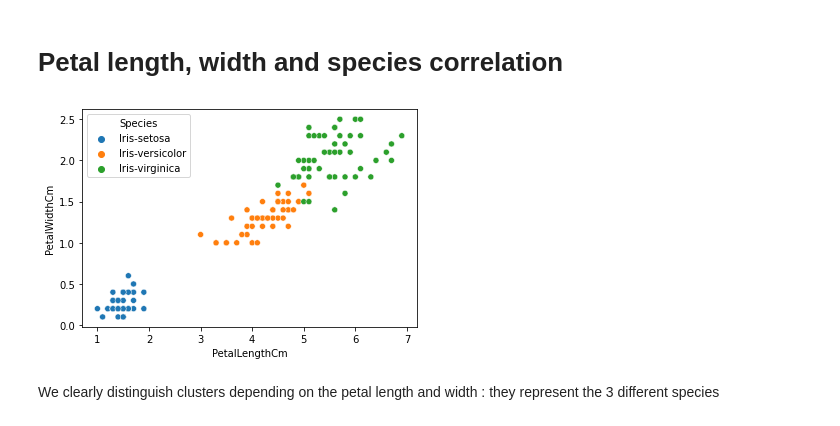
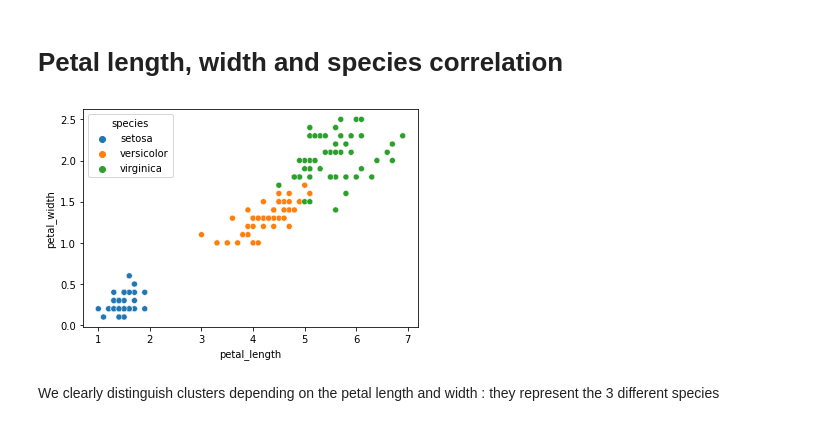
Before and after one commit to lynda-trad/Iris, a Jupyter notebook: Iris.ipynb, the cells around one changed output. Drawn from its saved outputs; the diff is of its cells as text; code cells hidden in the pictures.

```diff
--- a/Iris.ipynb
+++ b/Iris.ipynb
@@ -45,0 +27,3 @@ NameError: name 'load_iris' is not defined
+# %%
+data = sns.load_dataset("iris")
+data
@@ -76,10 +73,10 @@ By studying the sepal length and width, we can see Iris-setosa clearly distingui
 # %% [markdown]
 # Petal length, width and species correlation
 # %%
-petal_species_fig = sns.scatterplot(data=data, x='PetalLengthCm', y='PetalWidthCm', hue='Species')
+petal_species_fig = sns.scatterplot(data=data, x='petal_length', y='petal_width', hue='species')
 plt.show()
 # %% [output]
-[figure, old version]
+[figure, new version]
 # %% [markdown]
 We clearly distinguish clusters depending on the petal length and width : they represent the 3 different species
 # %% [markdown]
```
Also changed, not shown: parts of 8 cells of this notebook, 1 other file.
